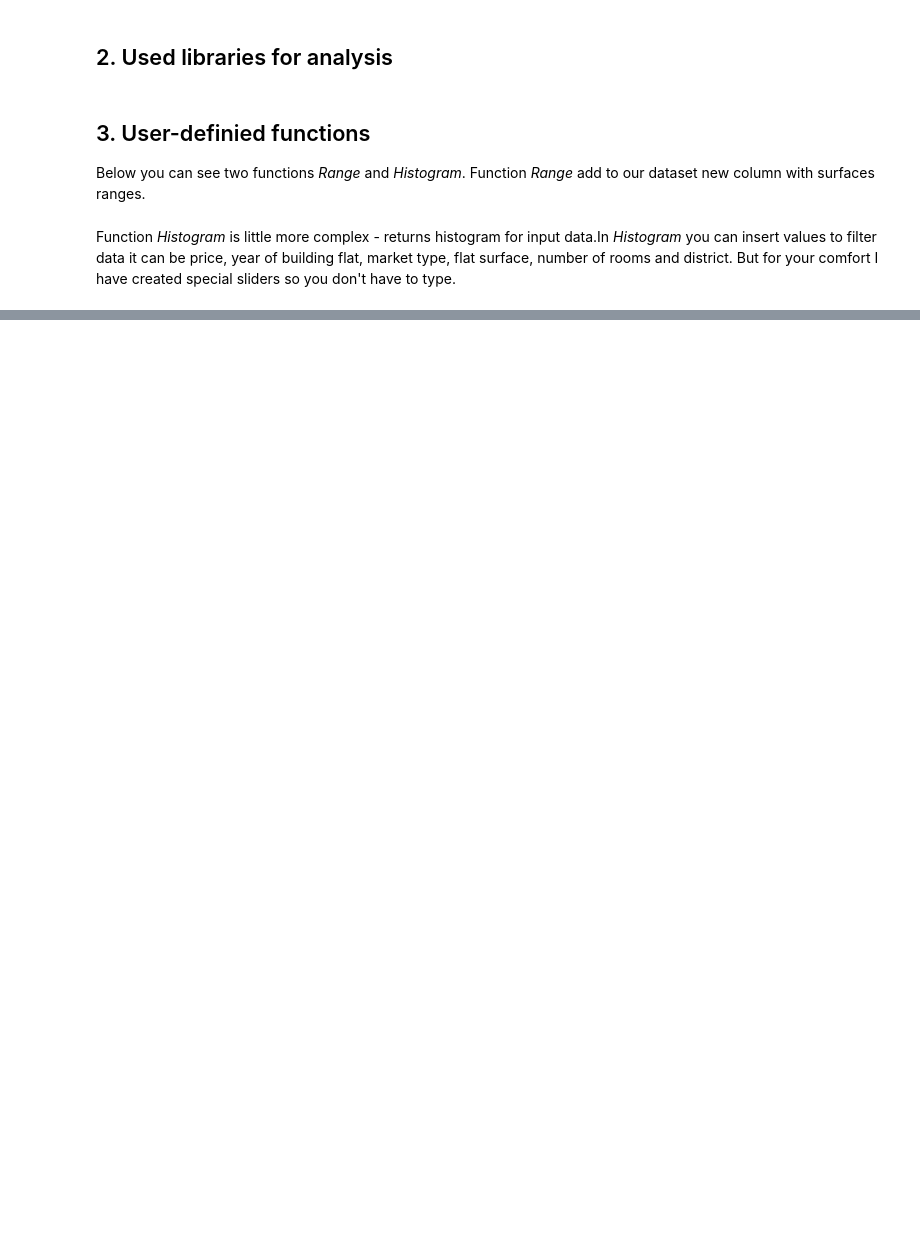
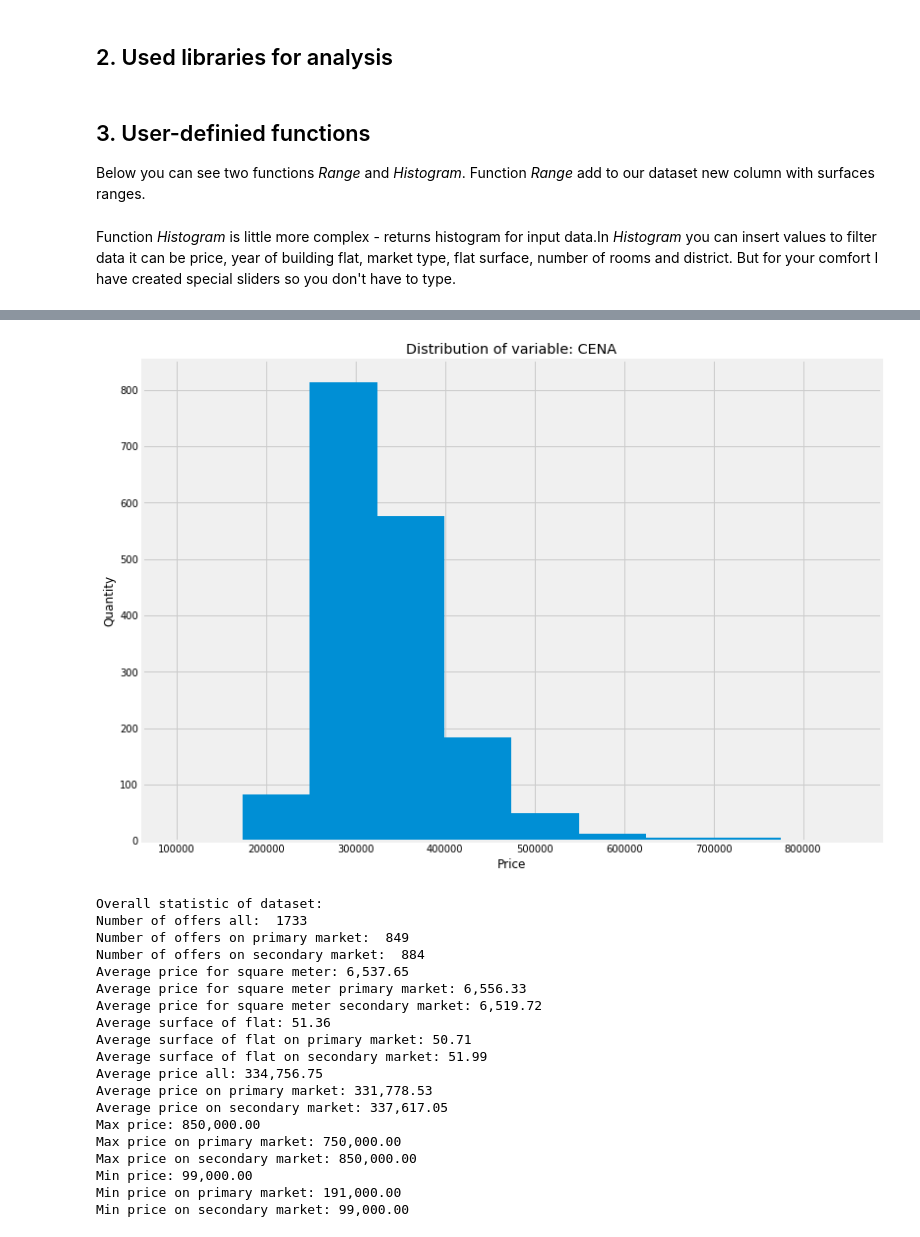
Before and after one commit to kaczikrol/RealEstate, a Jupyter notebook: RealEstateMarketAnalysis.ipynb, the cells around one changed output, grey strips where cells are left out. Drawn from its saved outputs; the diff is of its cells as text; code cells hidden in the pictures; blank space fills up the shorter version.

```diff
--- a/RealEstateMarketAnalysis.ipynb
+++ b/RealEstateMarketAnalysis.ipynb
@@ -70,0 +92,37 @@ def Histogram(variable, dataset, price_min = 200000, price_max = 500000,
+# %%
+def Histogram(variable, dataset):
+
+    """function for plotting histogram of variable, return plot"""
+    dataset.hist(column=variable)
+    #if variable in ("RYNEK","PRZEDZIAŁ_POW", "DZIELNICA"):
+    #    dataset_hist = dataset_hist[variable]
+    #    dataset_hist.value_counts().plot(kind = "bar", title = variable)
+    #else:
+    plt.title("Distribution of variable: "+variable)
+    plt.xlabel(var_dictionary[variable])
+    plt.ylabel("Quantity")
+    return plt.show()
+# %%
+def Statistics(dataset):
+    print("Overall statistic of dataset:")
+    print("Number of offers all: ", len(dataset.index))
+    try:
+        print("Number of offers on primary market: ", len(dataset[(dataset["RYNEK"] == "pierwotny")].index))
+        print("Number of offers on secondary market: ", len(dataset[(dataset["RYNEK"] == "wtórny")].index))
+        print("Average price for square meter: {:0,.2f}".format(dataset["CENA_M2"].mean()))
+        print("Average price for square meter primary market: {:0,.2f}".format(dataset[(dataset["RYNEK"] == "pierwotny")]["CENA_M2"].mean()))
+        print("Average price for square meter secondary market: {:0,.2f}".format(dataset[(dataset["RYNEK"] == "wtórny")]["CENA_M2"].mean()))
+        print("Average surface of flat: {:0,.2f}".format(dataset["POWIERZCHNIA"].mean()))
+        print("Average surface of flat on primary market: {:0,.2f}".format(dataset[(dataset["RYNEK"] == "pierwotny")]["POWIERZCHNIA"].mean()))
+        print("Average surface of flat on secondary market: {:0,.2f}".format(dataset[(dataset["RYNEK"] == "wtórny")]["POWIERZCHNIA"].mean()))
+        print("Average price all: {:0,.2f}".format(dataset["CENA"].mean()))
+        print("Average price on primary market: {:0,.2f}".format(dataset[(dataset["RYNEK"] == "pierwotny")]["CENA"].mean()))
+        print("Average price on secondary market: {:0,.2f}".format(dataset[(dataset["RYNEK"] == "wtórny")]["CENA"].mean()))
+        print("Max price: {:0,.2f}".format(max(dataset["CENA"])))
+        print("Max price on primary market: {:0,.2f}".format(max(dataset[(dataset["RYNEK"] == "pierwotny")]["CENA"])))
+        print("Max price on secondary market: {:0,.2f}".format(max(dataset[(dataset["RYNEK"] == "wtórny")]["CENA"])))
+        print("Min price: {:0,.2f}".format(min(dataset["CENA"])))
+        print("Min price on primary market: {:0,.2f}".format(min(dataset[(dataset["RYNEK"] == "pierwotny")]["CENA"])))
+        print("Min price on secondary market: {:0,.2f}".format(min(dataset[(dataset["RYNEK"] == "wtórny")]["CENA"])))
+    except ValueError:
+        print("\nWarning: You have set filter on market - some data is unavaiable")
@@ -71,4 +132,4 @@ def Histogram(variable, dataset, price_min = 200000, price_max = 500000,
 # %%
-dataset = pd.read_csv("C:/Users/Przemek/PycharmProjects/Real estate scrapping OtoDom/real_estate_data.csv", sep=";",
-                      index_col=2)
+dataset = pd.read_csv("C:/Users/Przemek/PycharmProjects/Real estate scrapping OtoDom/real_estate_data.csv",
+                      sep=";",index_col=2)
 dataset = pd.DataFrame(dataset)
@@ -121,0 +201,25 @@ If you're reading this message in another frontend (for example, a static render
+# %%
+fdataset = Filtered(dataset, min_rooms = 2, max_rooms = 3, min_surface = 40, max_surface = 65)
+Histogram("CENA", fdataset)
+Statistics(fdataset)
+# %% [output]
+[figure, added]
+Overall statistic of dataset:
+Number of offers all:  1733
+Number of offers on primary market:  849
+Number of offers on secondary market:  884
+Average price for square meter: 6,537.65
+Average price for square meter primary market: 6,556.33
+Average price for square meter secondary market: 6,519.72
+Average surface of flat: 51.36
+Average surface of flat on primary market: 50.71
+Average surface of flat on secondary market: 51.99
+Average price all: 334,756.75
+Average price on primary market: 331,778.53
+Average price on secondary market: 337,617.05
+Max price: 850,000.00
+Max price on primary market: 750,000.00
+Max price on secondary market: 850,000.00
+Min price: 99,000.00
+Min price on primary market: 191,000.00
+Min price on secondary market: 99,000.00
```
Also changed, not shown: parts of 19 cells of this notebook.
